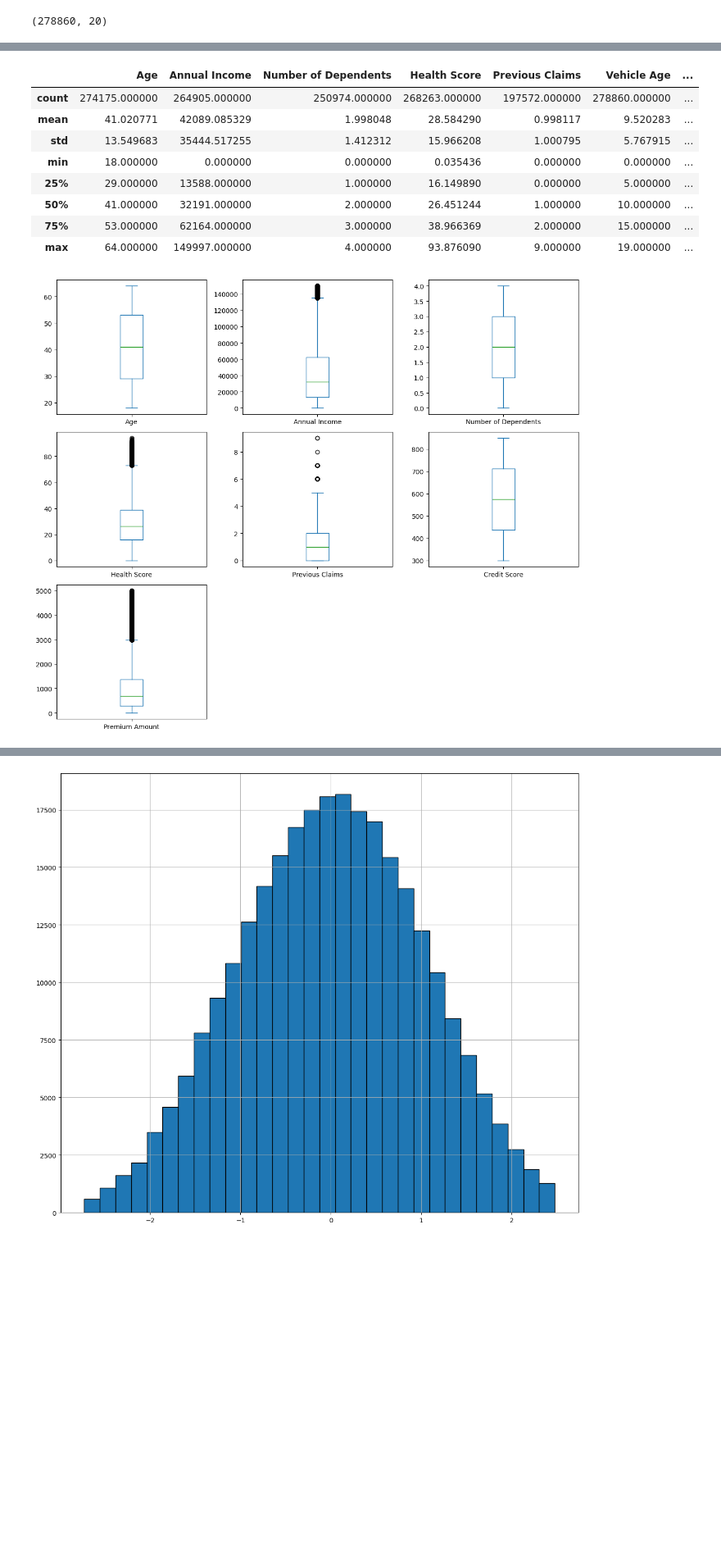
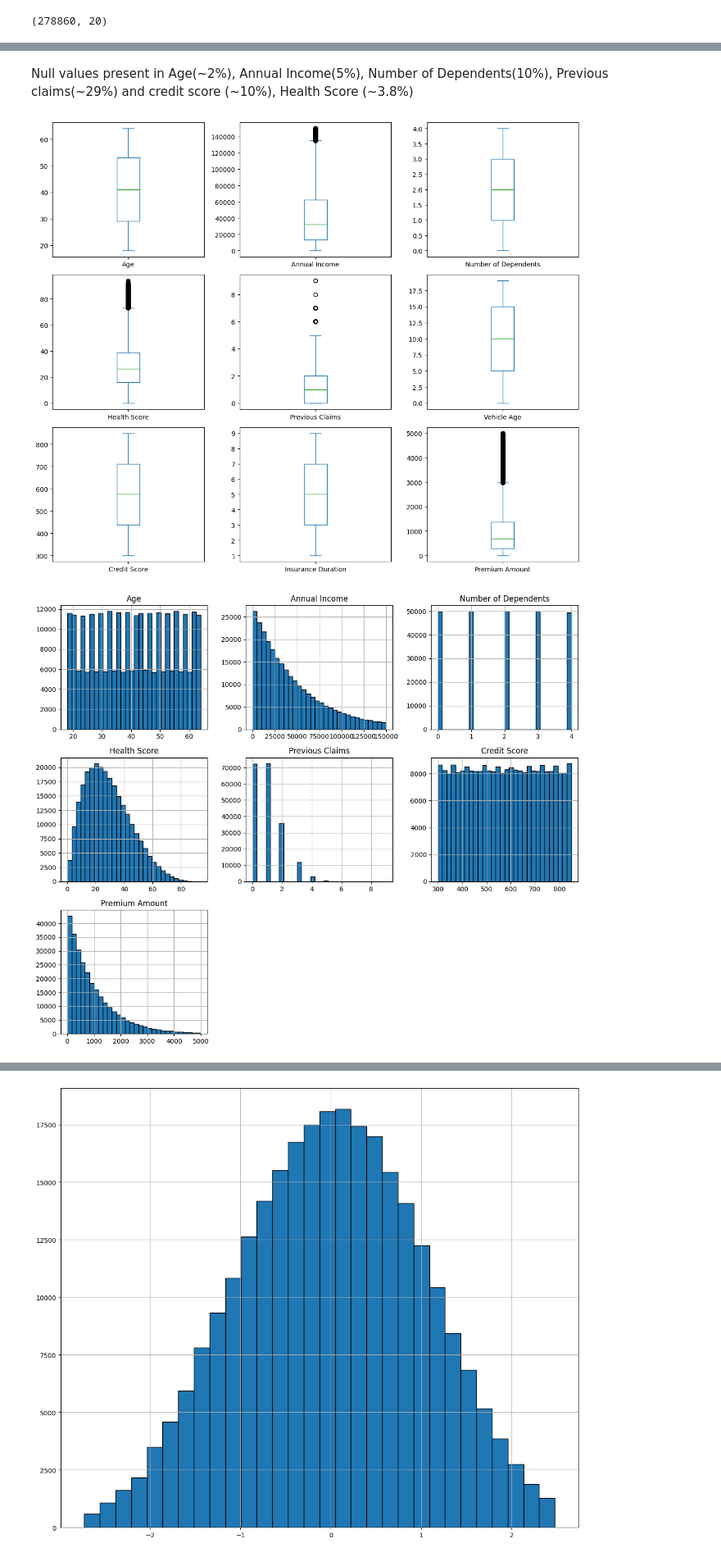
Before and after one commit to suvedharam97/insurance-premium-forecasting, a Jupyter notebook: notebook/EDA.ipynb, the cells around one changed output, grey strips where cells are left out. Shown at 82% size. Saved outputs shown, nothing was run; the diff lists cells and outputs as text; code cells hidden in the pictures; blank space fills up the shorter version.

```diff
--- a/notebook/EDA.ipynb
+++ b/notebook/EDA.ipynb
@@ -75,0 +84,4 @@ dtype: object
+# %%
+df = df.drop(columns=['Policy Start Date'])
+print(df.dtypes)
+print(df.shape)
@@ -124,0 +133,3 @@ Number of Distinct Values: 3
+# %%
+df = df[df['Premium Amount'].notnull()]
+df.shape
@@ -124,0 +140,9 @@ Number of Distinct Values: 3
+# %%
+df['Occupation'].fillna('Missing', inplace=True)
+df['Customer Feedback'].fillna('Missing', inplace=True)
+df['Marital Status'].fillna('Missing', inplace=True)
+
+missing_values = df.isnull().sum()
+missing_percentage = (missing_values / len(df)) * 100
+print("Missing values in each column:")
+print(missing_percentage)
@@ -132,27 +245,23 @@ Index(['Age', 'Annual Income', 'Number of Dependents', 'Health Score',
-# %%
-df.describe()
-# %% [output]
-|  | Age | Annual Income | Number of Dependents | Health Score | Previous Claims | Vehicle Age | ... |
-| count | 274175.000000 | 264905.000000 | 250974.000000 | 268263.000000 | 197572.000000 | 278860.000000 | ... |
-| mean | 41.020771 | 42089.085329 | 1.998048 | 28.584290 | 0.998117 | 9.520283 | ... |
-| std | 13.549683 | 35444.517255 | 1.412312 | 15.966208 | 1.000795 | 5.767915 | ... |
-| min | 18.000000 | 0.000000 | 0.000000 | 0.035436 | 0.000000 | 0.000000 | ... |
-| 25% | 29.000000 | 13588.000000 | 1.000000 | 16.149890 | 0.000000 | 5.000000 | ... |
-| 50% | 41.000000 | 32191.000000 | 2.000000 | 26.451244 | 1.000000 | 10.000000 | ... |
-| 75% | 53.000000 | 62164.000000 | 3.000000 | 38.966369 | 2.000000 | 15.000000 | ... |
-| max | 64.000000 | 149997.000000 | 4.000000 | 93.876090 | 9.000000 | 19.000000 | ... |
+# %% [markdown]
+Null values present in Age(~2%), Annual Income(5%), Number of Dependents(10%), Previous claims(~29%)  and credit score (~10%), Health Score (~3.8%)
 # %%
 import matplotlib.pyplot as plt
 
-df.select_dtypes(include='float64').plot(
+df.select_dtypes(include=['float','int']).plot(
     kind='box',
     subplots=True,
     layout=(3, 3),  # 3 rows, 3 columns = 9 subplots possible
     figsize=(12, 10),
     sharex=False,
     sharey=False
 )
 plt.tight_layout()
 plt.show()
+
+# Plot histograms for all numeric columns
+df.select_dtypes(include='float64').hist(figsize=(12, 10), bins=30, edgecolor='black')
+plt.tight_layout()
+plt.show()
 # %% [output]
-[figure, old version]
+[figure, new version]
+[figure, added]
```
Also changed, not shown: parts of 69 cells of this notebook.
